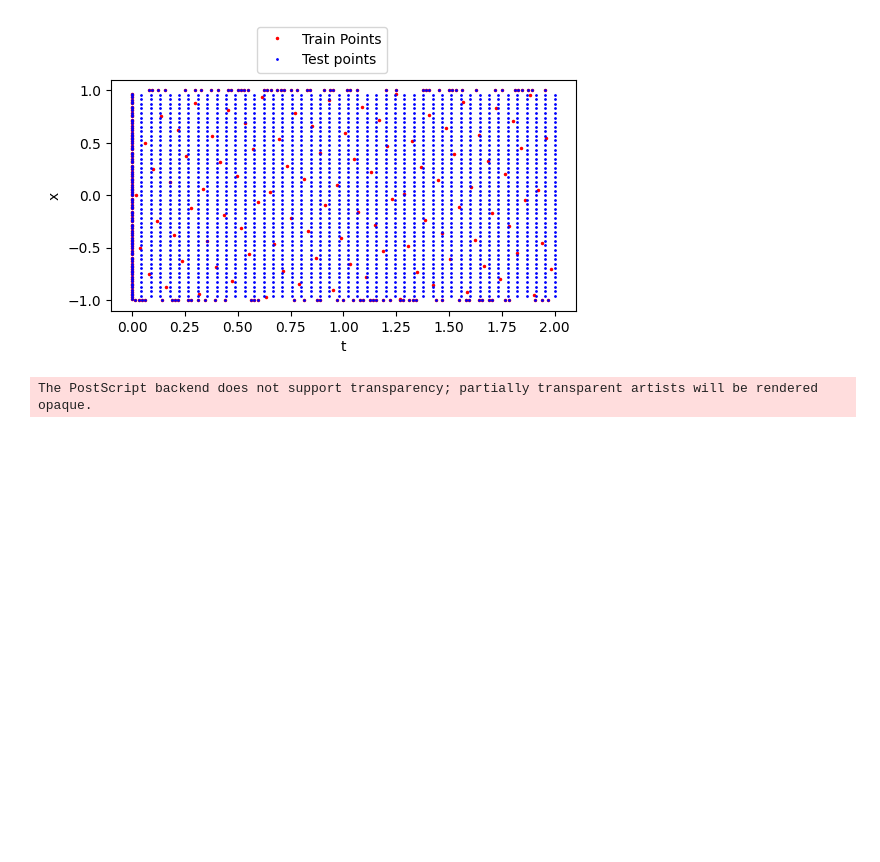
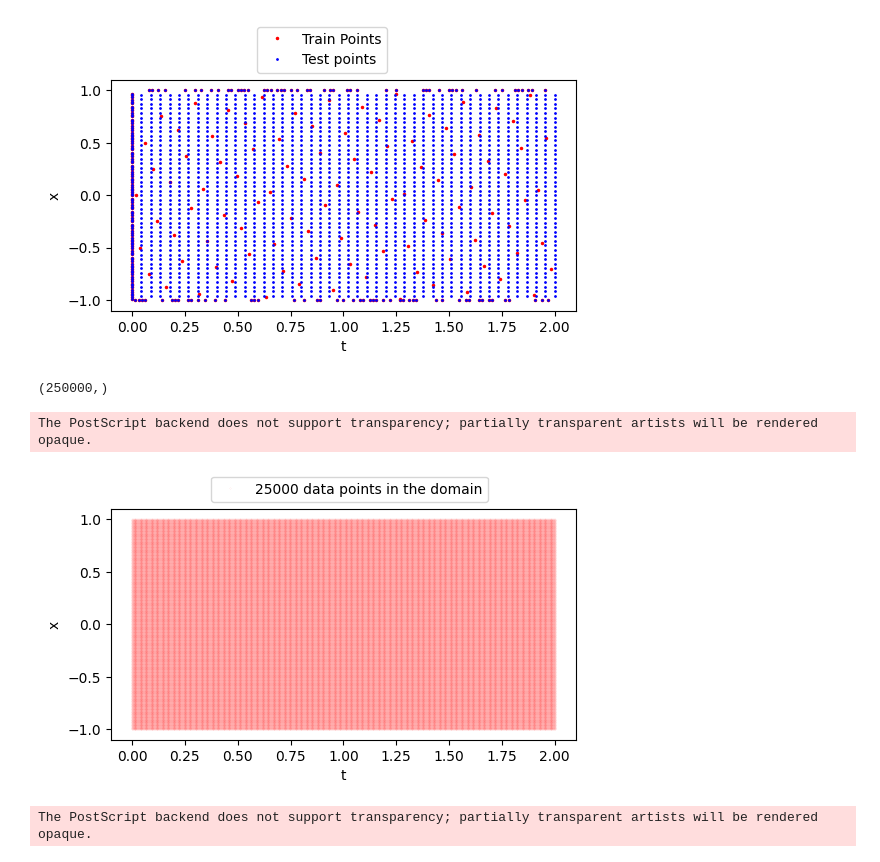
Before and after one commit to satyasaran/FifthOrderPDEPinnSymReg, a Jupyter notebook: Combined/nomagnetic_cos_exp_git.ipynb, the cells around one changed output. Saved outputs shown, nothing was run; the diff lists cells and outputs as text; code cells hidden in the pictures; blank space fills up the shorter version.

Commit message:
Data:25000

```diff
--- a/Combined/nomagnetic_cos_exp_git.ipynb
+++ b/Combined/nomagnetic_cos_exp_git.ipynb
@@ -66,6 +66,38 @@ plt.savefig('Train_test_data_exp_comb.eps', dpi=300)
 # %% [output]
 The PostScript backend does not support transparency; partially transparent artists will be rendered opaque.
 [figure]
+# %%
+
+
+x_bc.shape
+# %% [output]
+(250000,)
+# %%
+
+t=np.linspace(0,2,500).reshape(-1,1)
+x=np.linspace(-1,1,500).reshape(-1,1)
+xx, tt = np.meshgrid(x, t)
+X = np.vstack((np.ravel(xx), np.ravel(tt))).T
+# Extracting the testing data points from the 'data' object
+fig = plt.figure(figsize=(6, 3))
+x_bc = X[:, 0]
+t_bc = X[:, 1]
+
+# Plotting the testing data points using red crosses ('xr')
+plt.plot(t_bc,x_bc, '.', c='red',clip_on=False,markersize=0.05,label='25000 data points in the domain')
+
+# Setting the labels and title for the plot
+plt.xlabel('t')
+plt.ylabel('x')
+plt.legend(bbox_to_anchor=(0.2, 1))
+#plt.grid(True)
+#plt.title('Testing data points', fontsize=10)
+
+# Saving the plot as 'test_data.eps' with dpi (dots per inch) set to 100
+plt.savefig('Data_for_model_eval.eps', dpi=300)
+# %% [output]
+The PostScript backend does not support transparency; partially transparent artists will be rendered opaque.
+[figure, added]
 # %%
 # Extracting the testing data points from the 'data' object
 fig = plt.figure(figsize=(6, 3))
```
Also changed, not shown: 1 other file.
